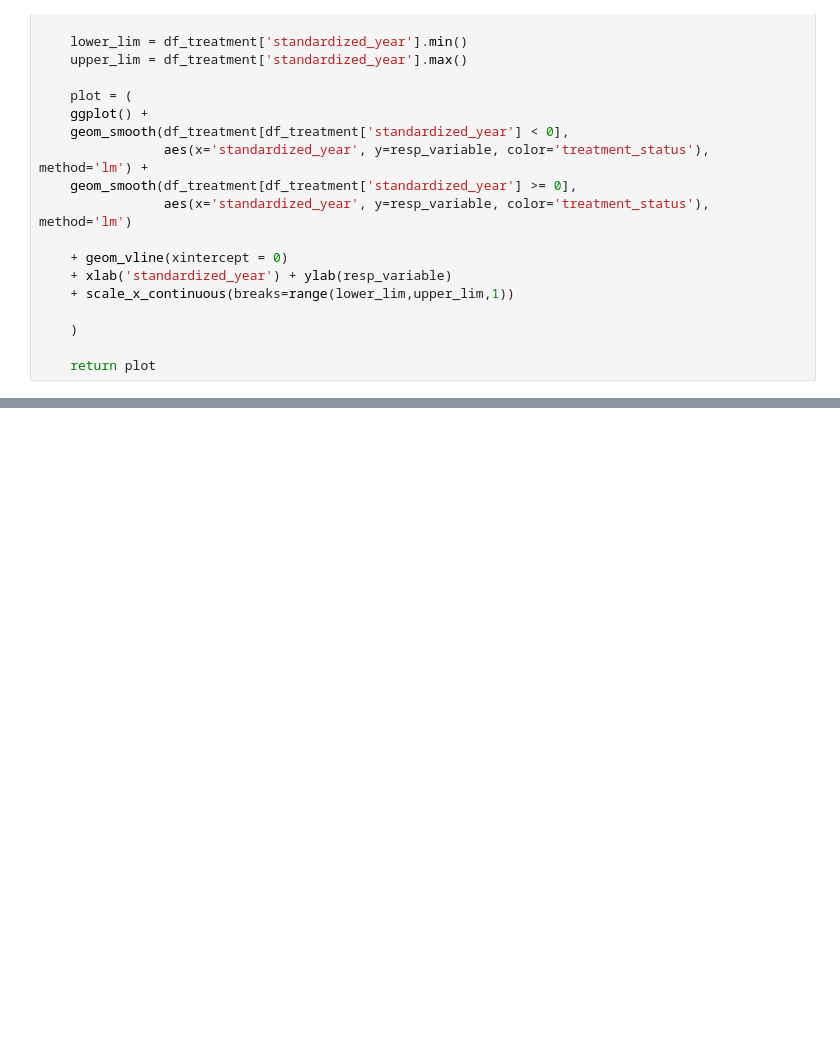
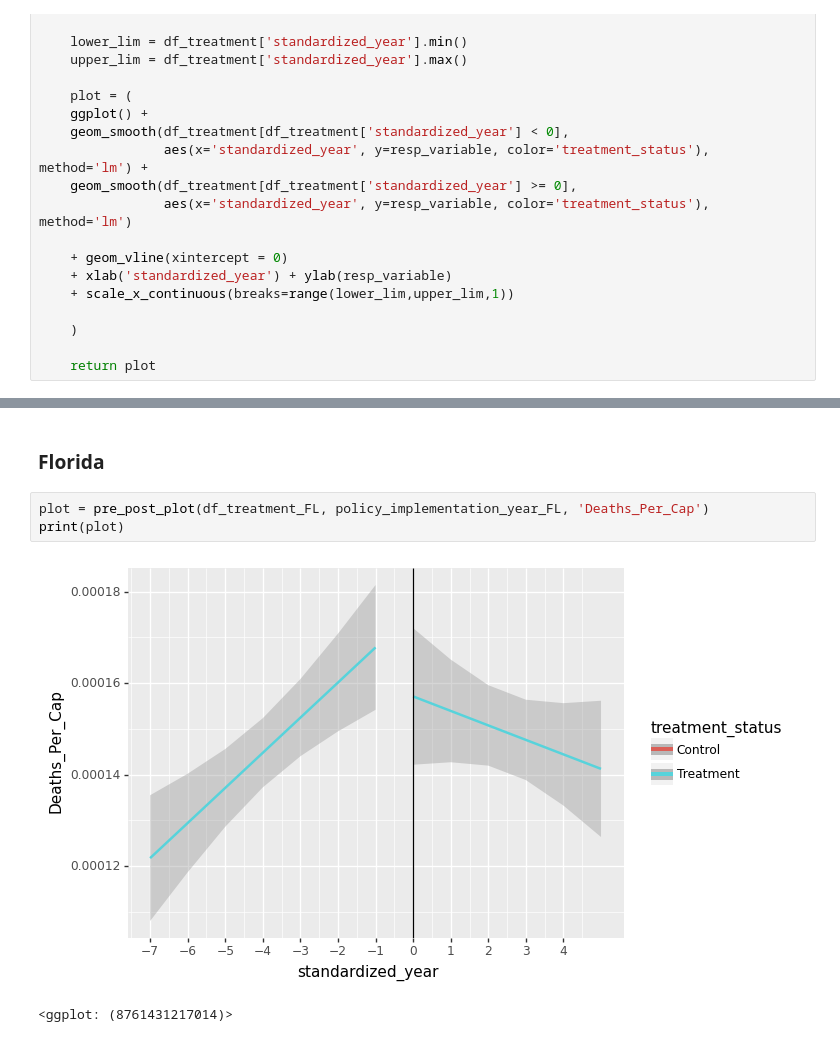
Before and after one commit to MIDS-at-Duke/estimating-impact-of-opioids-2020-vxf, a Jupyter notebook: 10_code/Transform_Data_Plus_Plot.ipynb, the cells around one changed output, grey strips where cells are left out. Cells and saved outputs as stored; diff of their text form; blank space fills up the shorter version.

```diff
--- a/10_code/Transform_Data_Plus_Plot.ipynb
+++ b/10_code/Transform_Data_Plus_Plot.ipynb
@@ -298,0 +354,8 @@ print(plot)
+# %% [markdown]
+### Florida
+# %%
+plot = pre_post_plot(df_treatment_FL, policy_implementation_year_FL, 'Deaths_Per_Cap')
+print(plot)
+# %% [output]
+[figure, added]
+<ggplot: (8761431217014)>
```
Also changed, not shown: parts of 46 cells of this notebook.
